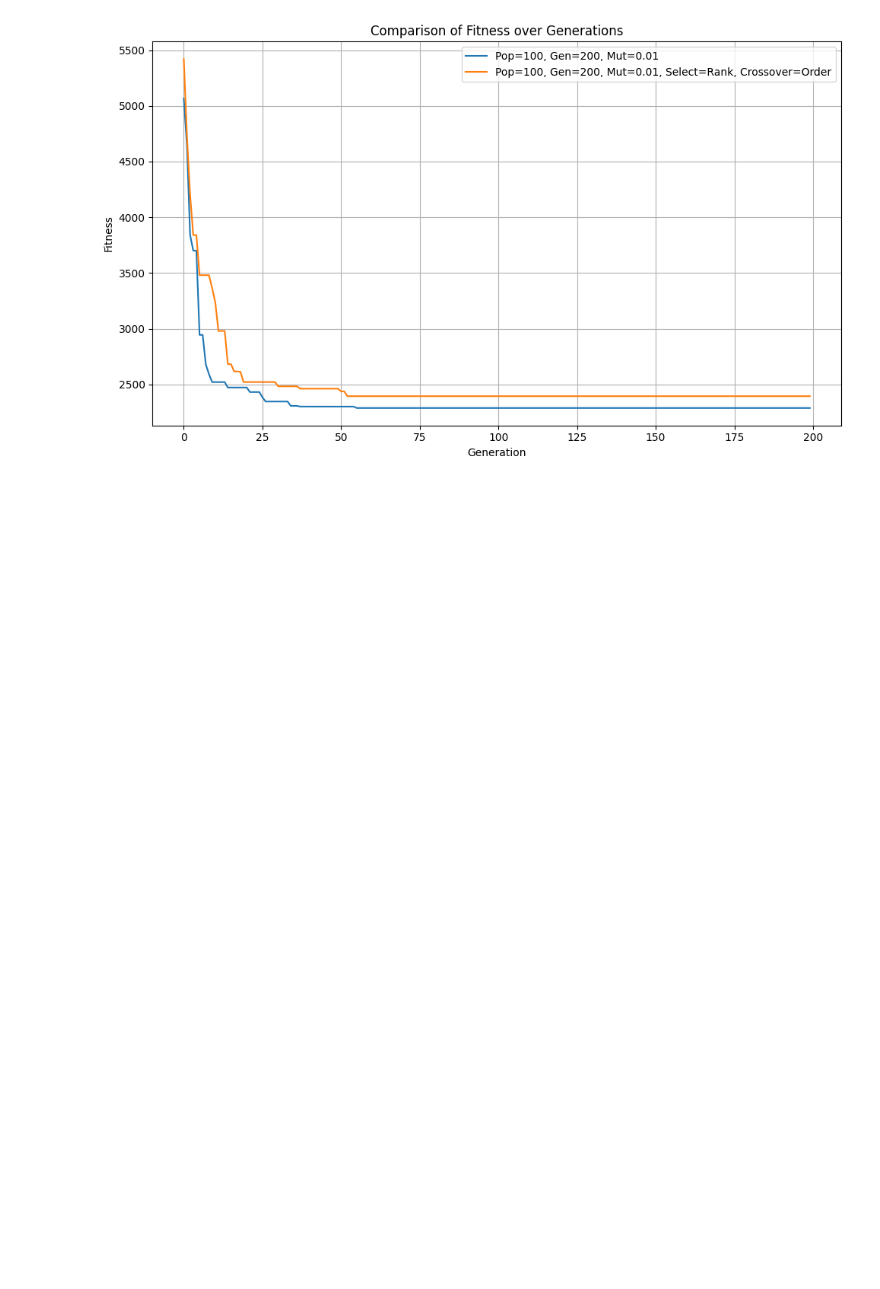
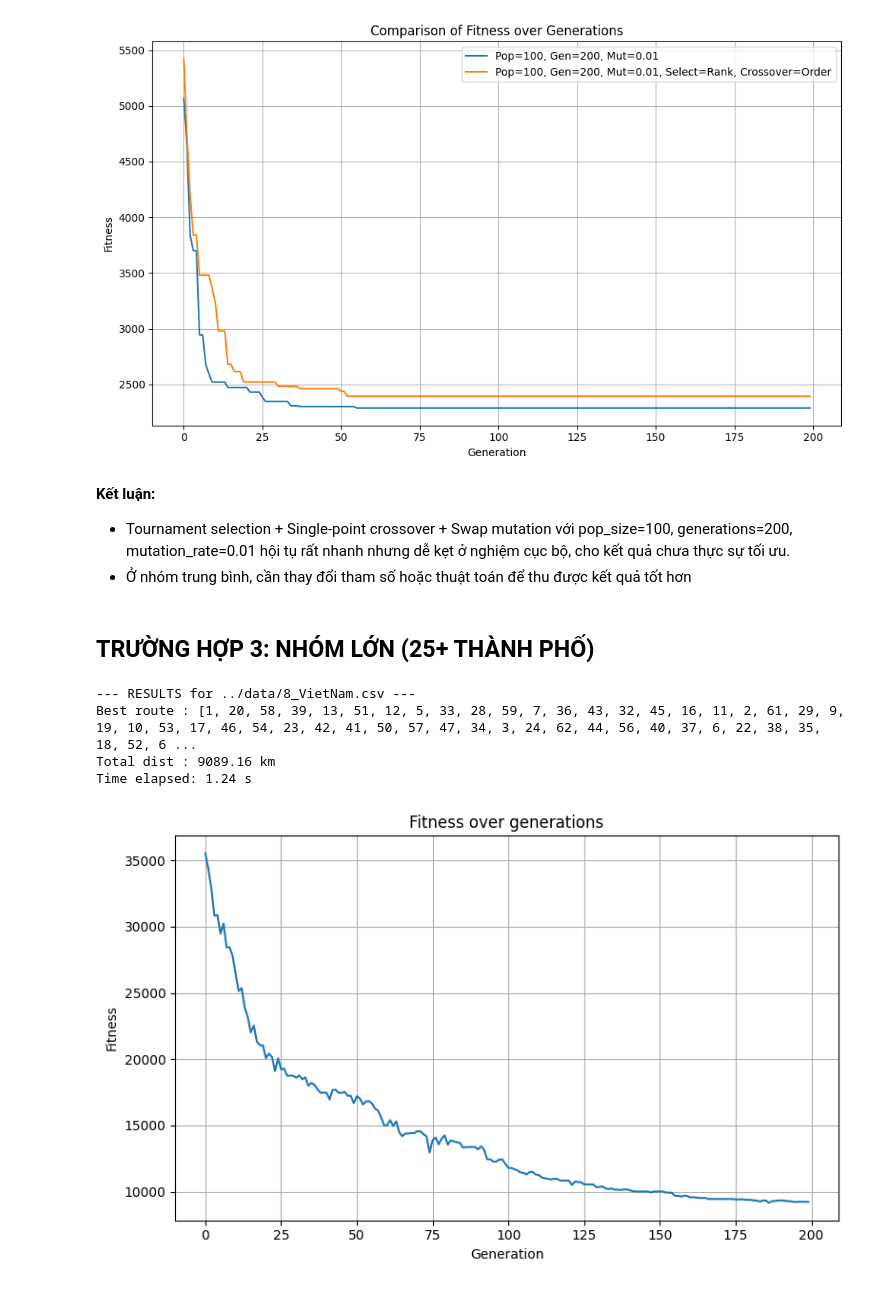
Before and after one commit to thilinnd/GA_TSP, a Jupyter notebook: src/data_optimal.ipynb, the cells around one changed output. Drawn from its saved outputs; the diff is of its cells as text; code cells hidden in the pictures; blank space fills up the shorter version.

```diff
--- a/src/data_optimal.ipynb
+++ b/src/data_optimal.ipynb
@@ -369,3 +369,22 @@ plt.tight_layout()
 plt.show()
 # %% [output]
 [figure]
+# %% [markdown]
+**Kết luận:**
+- Tournament selection + Single-point crossover + Swap mutation với pop_size=100, generations=200, mutation_rate=0.01 hội tụ rất nhanh nhưng dễ kẹt ở nghiệm cục bộ, cho kết quả chưa thực sự tối ưu.
+- Ở nhóm trung bình, cần thay đổi tham số hoặc thuật toán để thu được kết quả tốt hơn
+# %% [markdown]
+## TRƯỜNG HỢP 3: NHÓM LỚN (25+ THÀNH PHỐ)
+# %%
+resultN3 = analyze_ga(
+    "../data/8_VietNam.csv",
+    population_size=100,
+    generations=200,
+    mutation_rate=0.01
+)
+# %% [output]
+--- RESULTS for ../data/8_VietNam.csv ---
+Best route : [1, 20, 58, 39, 13, 51, 12, 5, 33, 28, 59, 7, 36, 43, 32, 45, 16, 11, 2, 61, 29, 9, 19, 10, 53, 17, 46, 54, 23, 42, 41, 50, 57, 47, 34, 3, 24, 62, 44, 56, 40, 37, 6, 22, 38, 35, 18, 52, 6 ...
+Total dist : 9089.16 km
+Time elapsed: 1.24 s
+[figure, added]
```
Also changed, not shown: parts of 7 cells of this notebook.
